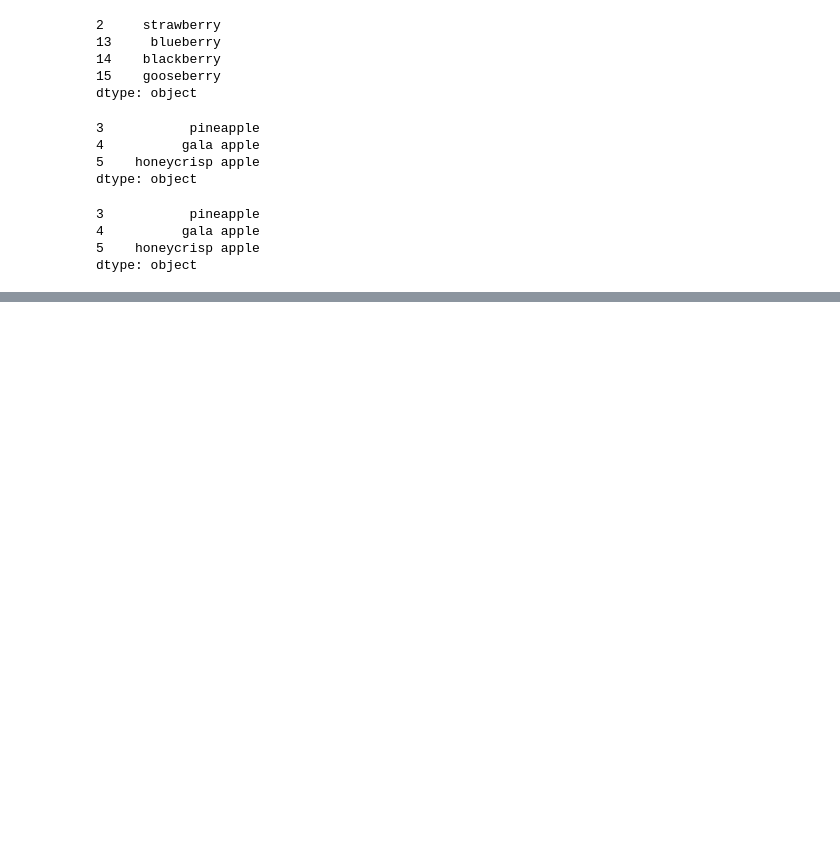
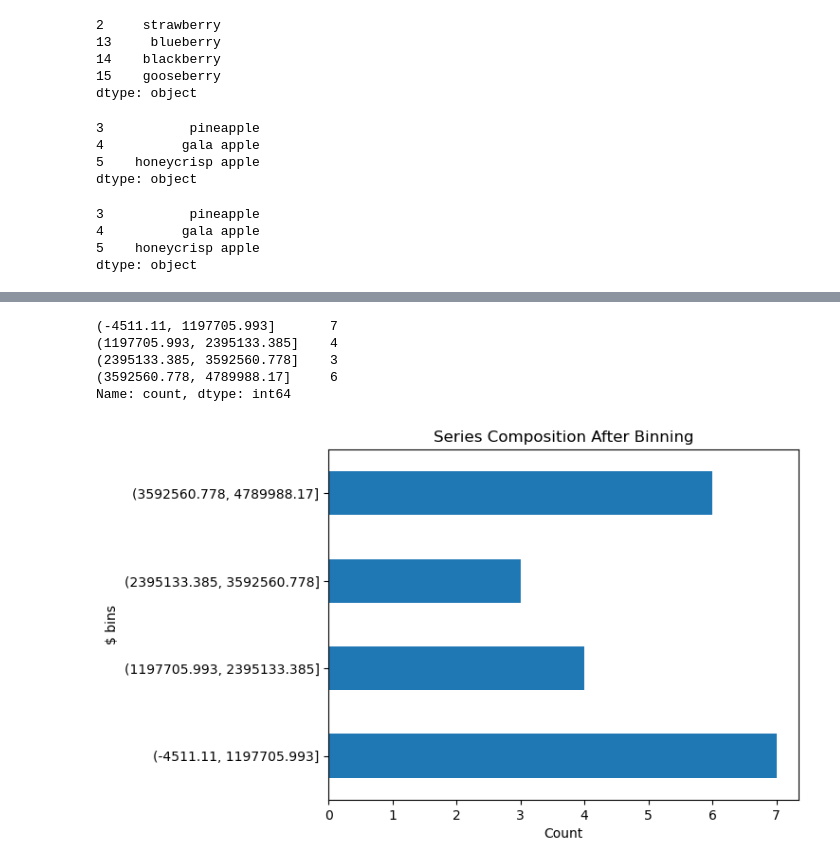
Before and after one commit to nomer-evangelista/ds-libraries-exercises, a Jupyter notebook: pandas_series.ipynb, the cells around one changed output, grey strips where cells are left out. Cells and saved outputs as stored; diff of their text form; code cells hidden in the pictures; blank space fills up the shorter version.

Commit message:
updated pandas_series file

```diff
--- a/pandas_series.ipynb
+++ b/pandas_series.ipynb
@@ -324,0 +477,7 @@ NameError: name 'letters' is not defined
+# %%
+numbers = pd.Series(['$796,459.41', '$278.60', '$482,571.67', '$4,503,915.98', '$2,121,418.3', \
+ '$1,260,813.3', '$87,231.01', '$1,509,175.45', '$4,138,548.00', '$2,848,913.80', '$594,715.39', \
+ '$4,789,988.17', '$4,513,644.5', '$3,191,059.97', '$1,758,712.24', '$4,338,283.54', \
+ '$4,738,303.38', '$2,791,759.67', '$769,681.94', '$452,650.23'])
+
+numbers
@@ -324,0 +512,5 @@ NameError: name 'letters' is not defined
+# %%
+# 3. Perform the necessary manipulations by accessing Series attributes and methods to convert the
+# numbers Series to a numeric data type.
+numbers = numbers.str.replace('$', '').str.replace(',', '').astype('float')
+numbers.dtype
@@ -324,0 +568,18 @@ NameError: name 'letters' is not defined
+# %%
+# 7. Bin the data into 4 equally sized intervals or bins and output how many values fall into each bin.
+pd.cut(numbers, bins=4).value_counts().sort_index()
+# %% [output]
+(-4511.11, 1197705.993]       7
+(1197705.993, 2395133.385]    4
+(2395133.385, 3592560.778]    3
+(3592560.778, 4789988.17]     6
+Name: count, dtype: int64
+# %%
+# 8. Plot the binned data in a meaningful way. Be sure to include a title and axis labels.
+pd.cut(numbers,bins=4).value_counts().sort_index().plot(kind='barh')
+plt.title('Series Composition After Binning')
+plt.xlabel('Count')
+plt.ylabel('$ bins')
+plt.show()
+# %% [output]
+[figure, added]
```
Also changed, not shown: parts of 43 cells of this notebook.
